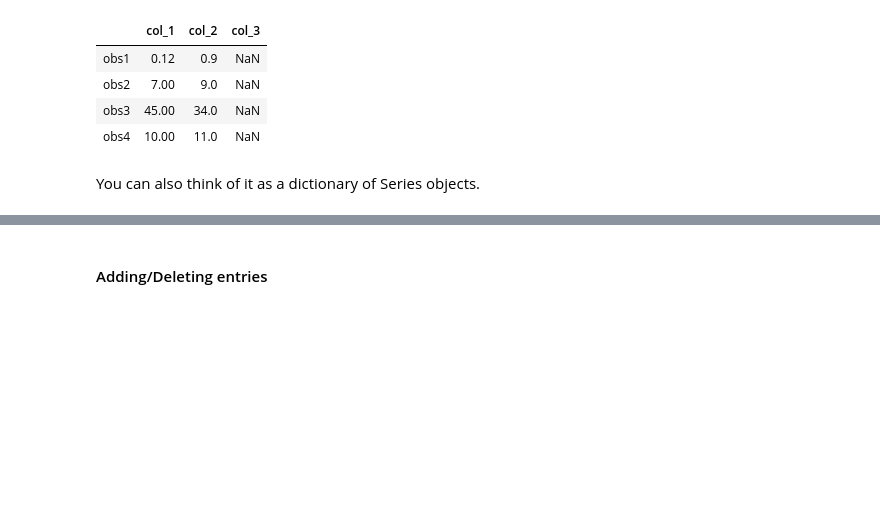
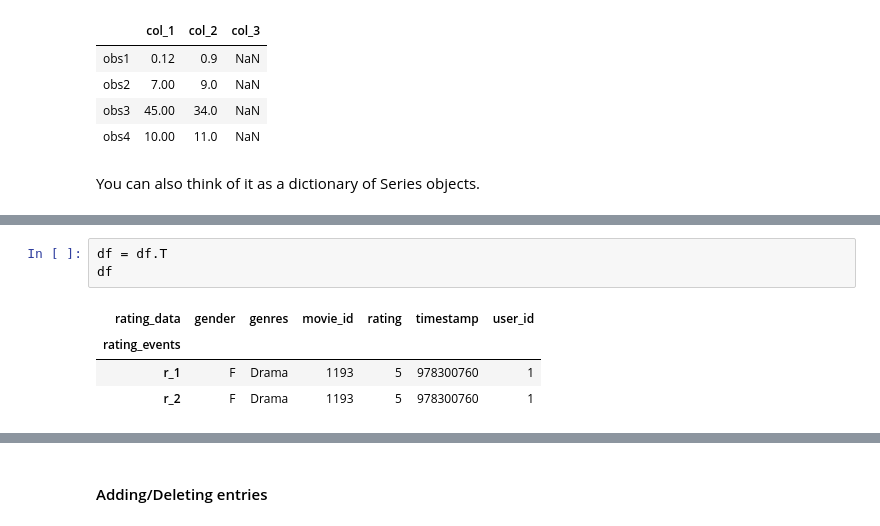
Before and after one commit to aurora1625/pycon2013, a Jupyter notebook: pycon.ipynb, the cells around one changed output, grey strips where cells are left out. Drawn from its saved outputs; the diff is of its cells as text; blank space fills up the shorter version.

```diff
--- a/pycon.ipynb
+++ b/pycon.ipynb
@@ -789,3 +790,11 @@ df
+# %%
+df = df.T
+df
+# %% [output]
+| rating_data | gender | genres | movie_id | rating | timestamp | user_id |
+| rating_events |  |  |  |  |  |  |
+| r_1 | F | Drama | 1193 | 5 | 978300760 | 1 |
+| r_2 | F | Drama | 1193 | 5 | 978300760 | 1 |
 # %%
 df.columns
 # %% [output]
```
Also changed, not shown: parts of 21 cells of this notebook.
